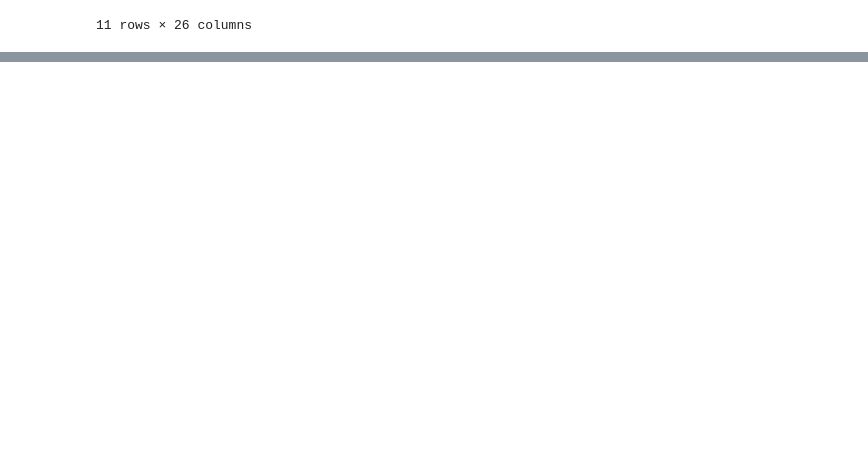
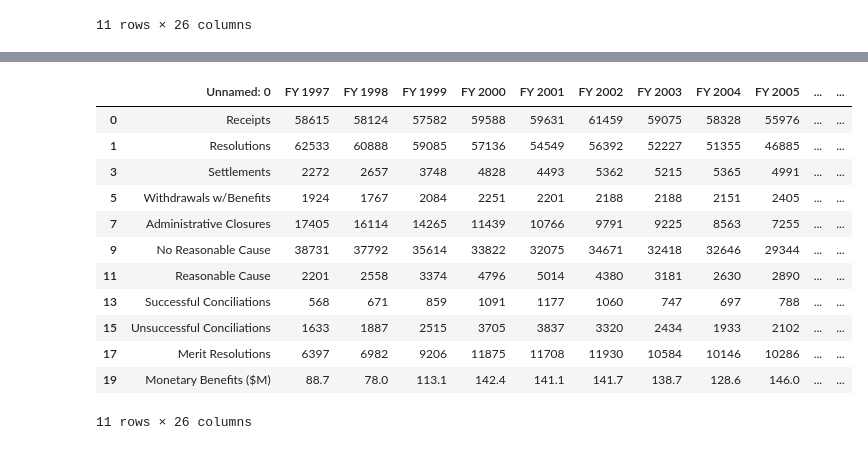
Before and after one commit to Katidian/EEOC_analysis, a Jupyter notebook: EEOC_TitleVII_charges_1997-2021.ipynb, the cells around one changed output, grey strips where cells are left out. Cells and saved outputs as stored; diff of their text form; code cells hidden in the pictures; blank space fills up the shorter version.

Commit message:
Adding almost cleaned data

```diff
--- a/EEOC_TitleVII_charges_1997-2021.ipynb
+++ b/EEOC_TitleVII_charges_1997-2021.ipynb
@@ -87,4 +87,16 @@ title_vii_clean_df
 | 19 | Monetary Benefits (Millions)* | $88.7 | $78.0 | $113.1 | $142.4 | $141.1 | $141.7 | $138.7 | $128.6 | $146.0 | ... | ... |
 11 rows × 26 columns
 # %%
-title_vii_clean_df.replace("$", "")
+# Get rid of dollar signs from values in Monetary Benefits (millions) row
+# Indicate dollar units in row label.
+# Disable Mathjax so Monetary Benefits ($M) will display without weird formatting.
+# Source: https://stackoverflow.com/questions/52550355/how-do-i-get-rid-of-italics-in-ipython-pandas-and-get-plain-text
+
+title_vii_clean_df = title_vii_clean_df.replace("\$", "",
+                                                regex=True)
+
+title_vii_clean_df = title_vii_clean_df.replace("Monetary Benefits \(Millions\)\*",
+                                                "Monetary Benefits ($M)",
+                                                regex=True)
+
+pd.set_option('display.html.use_mathjax', False)
@@ -104,0 +103,16 @@ title_vii_clean_df.replace("$", "")
+# %%
+title_vii_clean_df
+# %% [output]
+|  | Unnamed: 0 | FY 1997 | FY 1998 | FY 1999 | FY 2000 | FY 2001 | FY 2002 | FY 2003 | FY 2004 | FY 2005 | ... | ... |
+| 0 | Receipts | 58615 | 58124 | 57582 | 59588 | 59631 | 61459 | 59075 | 58328 | 55976 | ... | ... |
+| 1 | Resolutions | 62533 | 60888 | 59085 | 57136 | 54549 | 56392 | 52227 | 51355 | 46885 | ... | ... |
+| 3 | Settlements | 2272 | 2657 | 3748 | 4828 | 4493 | 5362 | 5215 | 5365 | 4991 | ... | ... |
+| 5 | Withdrawals w/Benefits | 1924 | 1767 | 2084 | 2251 | 2201 | 2188 | 2188 | 2151 | 2405 | ... | ... |
+| 7 | Administrative Closures | 17405 | 16114 | 14265 | 11439 | 10766 | 9791 | 9225 | 8563 | 7255 | ... | ... |
+| 9 | No Reasonable Cause | 38731 | 37792 | 35614 | 33822 | 32075 | 34671 | 32418 | 32646 | 29344 | ... | ... |
+| 11 | Reasonable Cause | 2201 | 2558 | 3374 | 4796 | 5014 | 4380 | 3181 | 2630 | 2890 | ... | ... |
+| 13 | Successful Conciliations | 568 | 671 | 859 | 1091 | 1177 | 1060 | 747 | 697 | 788 | ... | ... |
+| 15 | Unsuccessful Conciliations | 1633 | 1887 | 2515 | 3705 | 3837 | 3320 | 2434 | 1933 | 2102 | ... | ... |
+| 17 | Merit Resolutions | 6397 | 6982 | 9206 | 11875 | 11708 | 11930 | 10584 | 10146 | 10286 | ... | ... |
+| 19 | Monetary Benefits ($M) | 88.7 | 78.0 | 113.1 | 142.4 | 141.1 | 141.7 | 138.7 | 128.6 | 146.0 | ... | ... |
+11 rows × 26 columns
```
Also changed, not shown: parts of 7 cells of this notebook.
